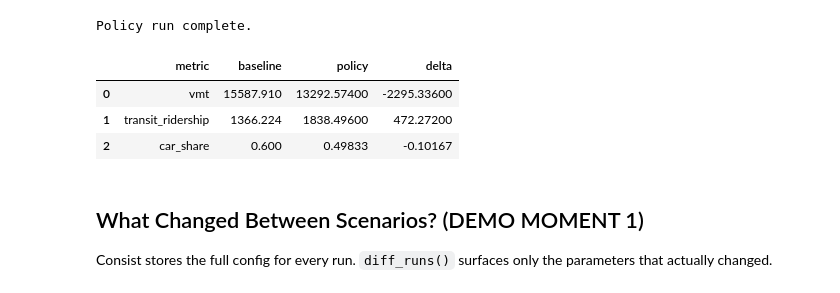
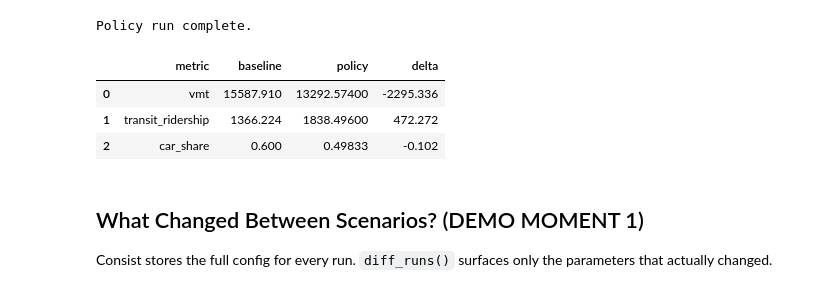
Before and after one commit to LBNL-UCB-STI/consist, a Jupyter notebook: examples/04_beam_core_demo.ipynb, the cells around one changed output. Saved outputs shown, nothing was run; the diff lists cells and outputs as text; code cells hidden in the pictures.

```diff
--- a/examples/04_beam_core_demo.ipynb
+++ b/examples/04_beam_core_demo.ipynb
@@ -353,35 +353,31 @@ Policy run complete.
 # %%
 def _load_network_performance(scenario_run_id: str) -> pd.DataFrame:
     run = tracker.find_run(
         parent_id=scenario_run_id,
         model="network_model",
         status="completed",
     )
     if run is None:
         raise RuntimeError(f"Could not find network_model run for {scenario_run_id}")
     outputs = tracker.get_run_outputs(run.id)
     return consist.load_df(outputs["network_performance"], tracker=tracker)
 
 
-baseline_perf = _load_network_performance(BASELINE_RUN_ID).rename(
-    columns={"value": "baseline"}
-)
-policy_perf = _load_network_performance(POLICY_RUN_ID).rename(
-    columns={"value": "policy"}
-)
+baseline_perf = _load_network_performance(BASELINE_RUN_ID).rename(columns={"value": "baseline"})
+policy_perf = _load_network_performance(POLICY_RUN_ID).rename(columns={"value": "policy"})
 
 comparison = baseline_perf.merge(policy_perf, on="metric", how="inner")
-comparison["delta"] = (comparison["policy"] - comparison["baseline"]).round(6)
+comparison["delta"] = (comparison["policy"] - comparison["baseline"]).round(3)
 
 key_metrics = ["vmt", "transit_ridership", "car_share"]
 comparison = comparison[comparison["metric"].isin(key_metrics)].copy()
 comparison["metric"] = pd.Categorical(comparison["metric"], key_metrics, ordered=True)
 comparison.sort_values("metric").reset_index(drop=True)
 # %% [output]
 |  | metric | baseline | policy | delta |
-| 0 | vmt | 15587.910 | 13292.57400 | -2295.33600 |
-| 1 | transit_ridership | 1366.224 | 1838.49600 | 472.27200 |
-| 2 | car_share | 0.600 | 0.49833 | -0.10167 |
+| 0 | vmt | 15587.910 | 13292.57400 | -2295.336 |
+| 1 | transit_ridership | 1366.224 | 1838.49600 | 472.272 |
+| 2 | car_share | 0.600 | 0.49833 | -0.102 |
 # %% [markdown]
 ## What Changed Between Scenarios? (DEMO MOMENT 1)
 
```
Also changed, not shown: parts of 4 cells of this notebook, 4 other files.
